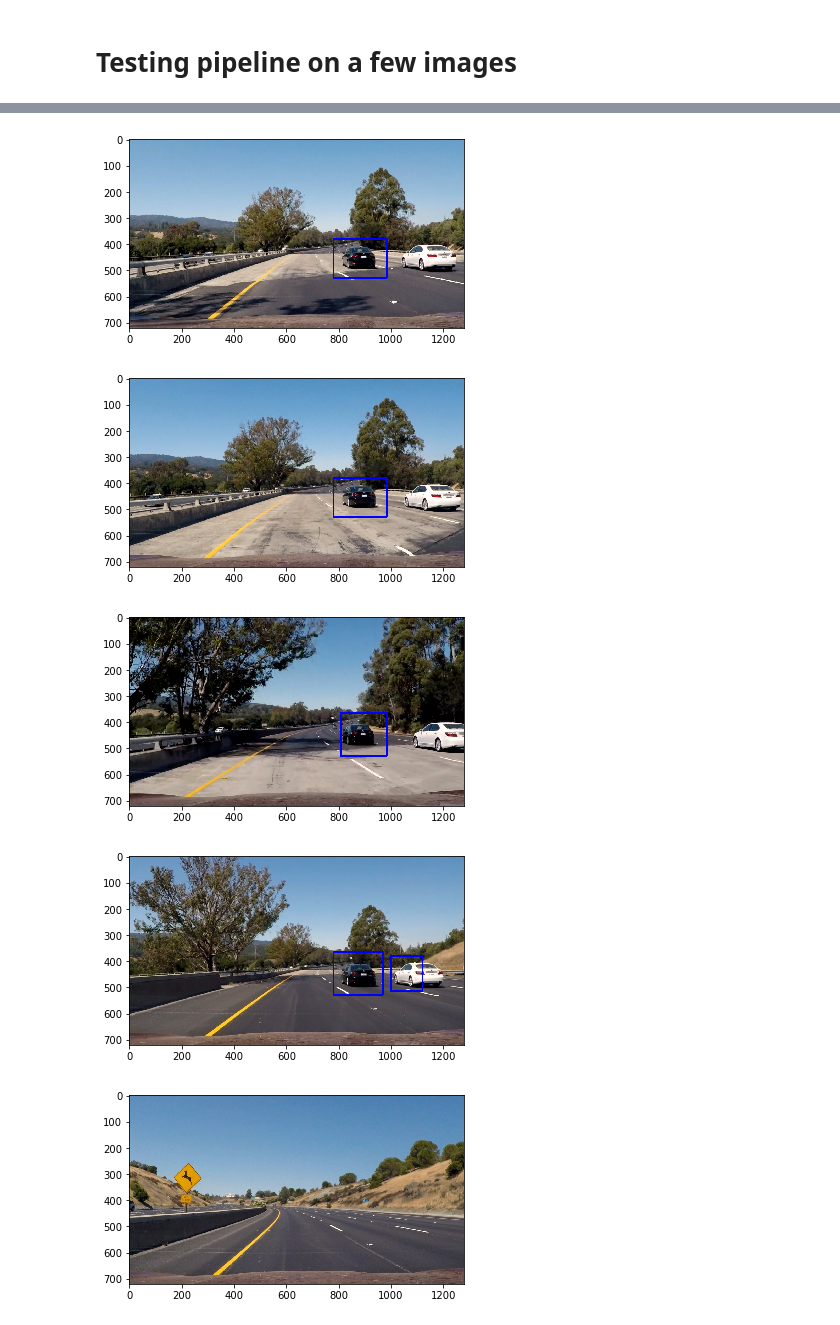
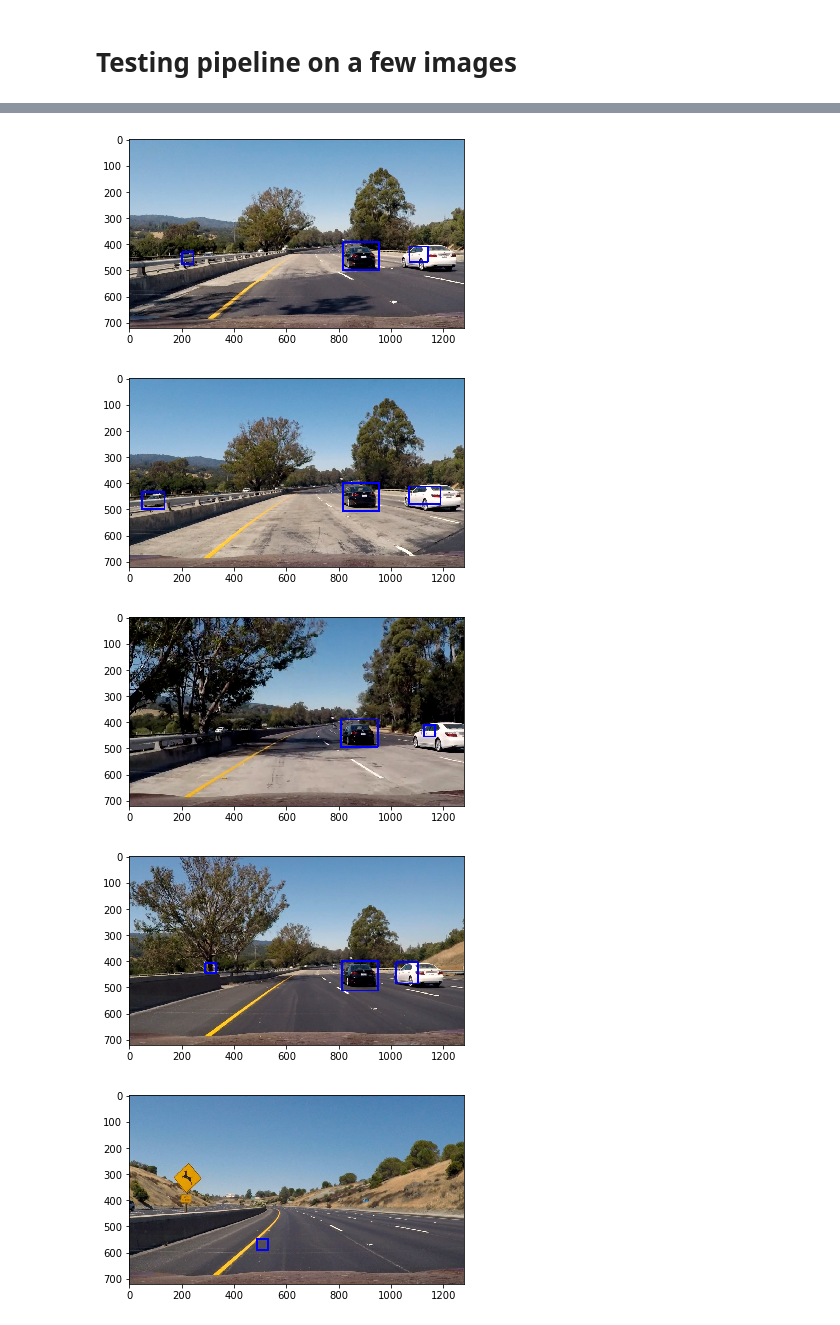
Before and after one commit to rdjondo/CarND-Vehicle-Detection, a Jupyter notebook: writeup.ipynb, the cells around one changed output, grey strips where cells are left out. Drawn from its saved outputs; the diff is of its cells as text; code cells hidden in the pictures.

```diff
--- a/writeup.ipynb
+++ b/writeup.ipynb
@@ -334,7 +393,6 @@ We will first perform a simple evaluation of the classifier on 10 examples
 # %%
 ### Reload parameters saved from the disk.
-colorspace = 'YCrCb'
-orient,pix_per_cell, cell_per_block, C, hist_bins  = pickle.load(open('features_calc_params.p', 'rb'))
+colorspace, orient,pix_per_cell, cell_per_block, C, hist_bins  = pickle.load(open('features_calc_params.p', 'rb'))
 X_scaler  = pickle.load(open('features_scale.p', 'rb'))
 svc = pickle.load(open('saved_svm_model.p', 'rb'))
 
@@ -343,10 +401,10 @@ selected_samples = np.random.choice(min(len(cars),len(notcars)),sample_size)
 
 cars_sample = [cars[i] for i in selected_samples]
 notcars_sample = [notcars[i] for i in selected_samples]
-print('example_samples: ', len(example_samples) )
 
 # Concatenate the list of 5 cars with the list of 5 non-cars
 example_samples = cars_sample + notcars_sample
+print('example_samples: ', len(example_samples) )
 
 some_cars = extract_features_from_paths(example_samples, cspace=colorspace, orient=orient,
                             pix_per_cell=pix_per_cell, cell_per_block=cell_per_block,
@@ -596,10 +654,11 @@ def find_cars(img, ystart, ystop, scale, svc, X_scaler, orient, pix_per_cell, ce
 
 ystart = 400
 ystop = 656
-scale = 1.4
+scale = 0.9
 
 out_img, bbox_list = find_cars(img, ystart, ystop, scale, svc, X_scaler, orient, pix_per_cell, cell_per_block, spatial_size, hist_bins)
 
+fig = plt.figure(figsize=(10,10))
 plt.imshow(out_img)
 plt.show()
 # %% [output]
@@ -750,12 +823,35 @@ ystart = 400
 ystop = 656
 scale = .85
 
-def process_image(image):
+def process_image(image, debug=False):
     heat = np.zeros_like(image[:,:,0]).astype(np.float)
 
     out_img, bbox_list = find_cars(image, ystart, ystop, scale, svc, X_scaler, orient, pix_per_cell, cell_per_block, spatial_size, hist_bins)
 
+
+
     # Add heat to each box in box list
+    heat_hist = add_heat(np.copy(heat),bbox_list)
+
+
+    # Visualize the heatmap when displaying
+    heatmap = np.clip(heat_hist, 0, 255)
+
+    #draw_img = draw_labeled_bboxes(np.copy(image), labels)
+    heatblur = cv2.GaussianBlur(heatmap,(0,0),15)
+
+    if not debug:
+        heatblur = filt.apply_coef_heat(heatblur)
+
+    # Apply threshold to help remove false positives
+    # Find final boxes from heatmap using label function
+    labels = label(apply_threshold(heatblur, 1.1))
+
+    labeled_bbox_list = get_labeled_bboxes(labels)
+    draw_img = draw_labeled_bboxes(np.copy(image), labeled_bbox_list)
+
+
+    """  # Add heat to each box in box list
     heat = add_heat(heat,bbox_list)
 
     # Apply threshold to help remove false positives
@@ -764,13 +860,13 @@ def process_image(image):
     # Visualize the heatmap when displaying
     heatmap = np.clip(heat, 0, 255).astype(np.float32)
     heatblur = cv2.GaussianBlur(heatmap,(0,0),12)
-    filteredheat = filt.apply_coef_heat(heatblur)
+
 
     # Find final boxes from heatmap using label function
     labels = label(filteredheat)
     bbox_list = get_labeled_bboxes(labels)
     #filt.apply_coef_bbox(bbox_list)
-    draw_img = draw_labeled_bboxes(np.copy(image), bbox_list)
+    draw_img = draw_labeled_bboxes(np.copy(image), bbox_list)"""
 
     return draw_img
 # %% [markdown]
@@ -781,7 +877,7 @@ imgs_paths = glob.glob('./test_images/*.jpg', recursive=True)
 for im_path in imgs_paths:
     filt = Filter()
     image = mpimg.imread(im_path)
-    im_out = process_image(image)
+    im_out = process_image(image, debug=True)
     plt.imshow(im_out)
     plt.show()
 # %% [output]
@@ -789,8 +885,8 @@ for im_path in imgs_paths:
-[figure, old version]
+[figure, new version]
-[figure, old version]
+[figure, new version]
-[figure, old version]
+[figure, new version]
-[figure, old version]
+[figure, new version]
-[figure, old version]
+[figure, new version]
 # %%
 
 filt = Filter()
```
Also changed, not shown: parts of 22 cells of this notebook, 3 other files.
